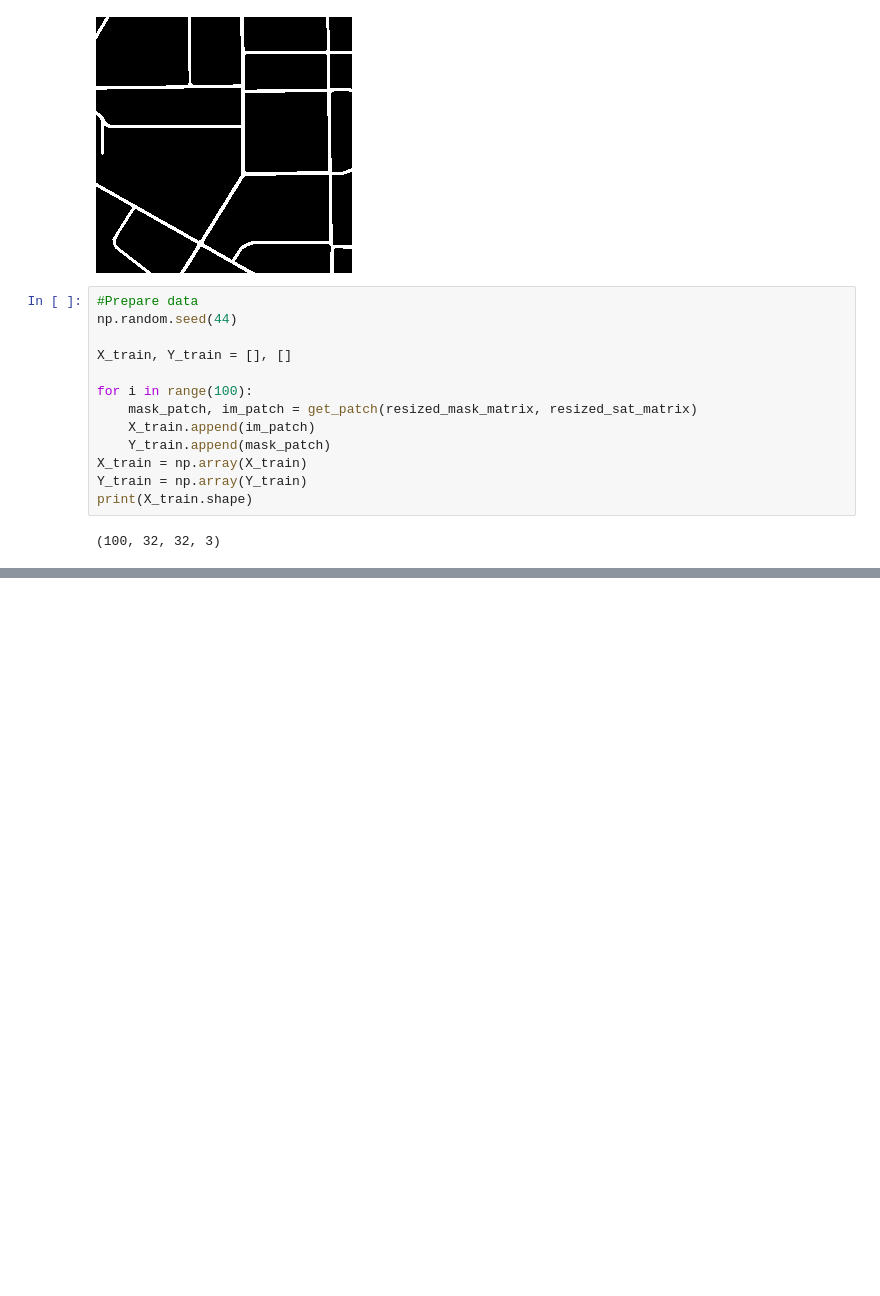
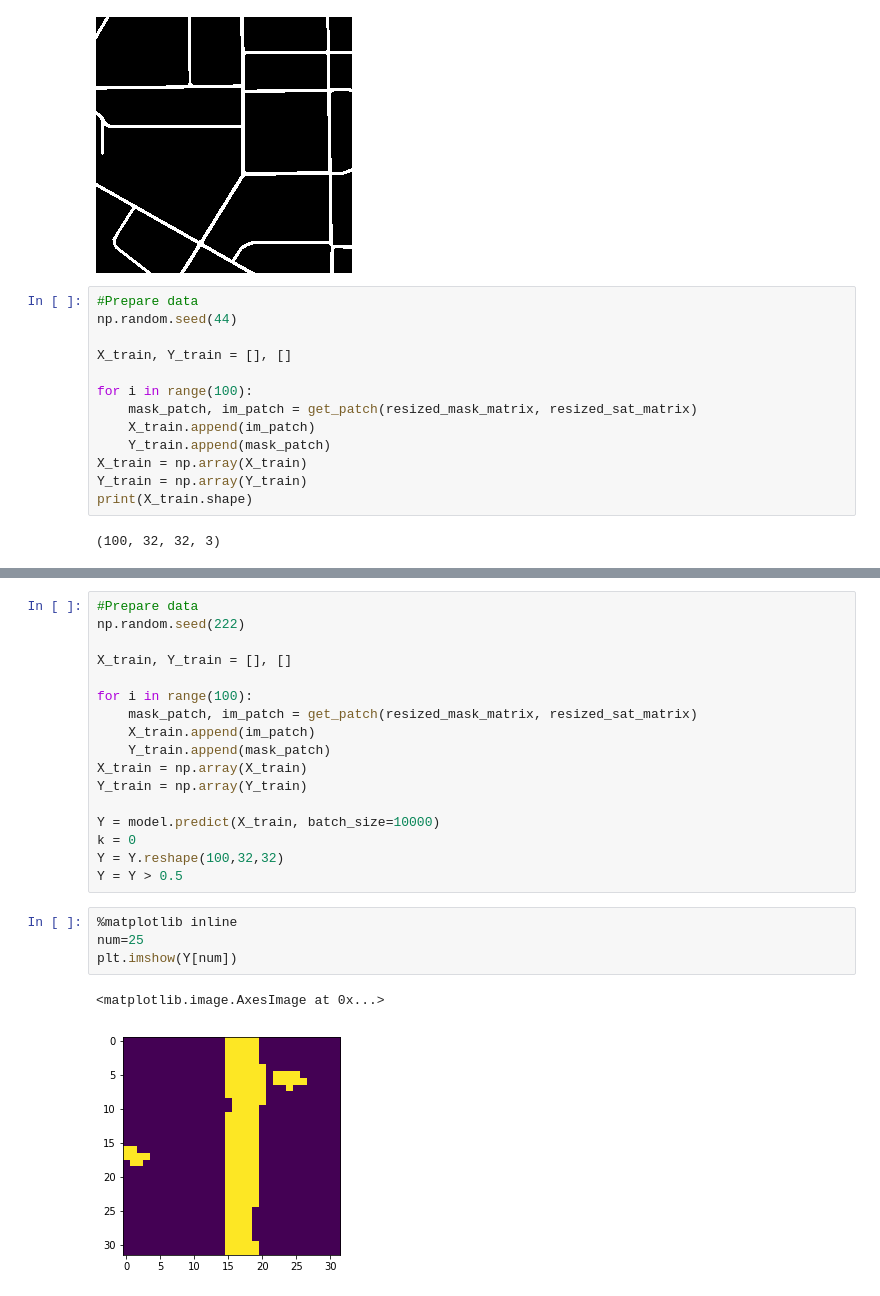
Before and after one commit to MarcBeltran/TFM, a Jupyter notebook: Albert.ipynb, the cells around one changed output, grey strips where cells are left out. Drawn from its saved outputs; the diff is of its cells as text; blank space fills up the shorter version.

```diff
--- a/Albert.ipynb
+++ b/Albert.ipynb
@@ -152,0 +336,24 @@ No matching distribution found for unet
+# %%
+#Prepare data
+np.random.seed(222)
+
+X_train, Y_train = [], []
+
+for i in range(100):
+    mask_patch, im_patch = get_patch(resized_mask_matrix, resized_sat_matrix)
+    X_train.append(im_patch)
+    Y_train.append(mask_patch)
+X_train = np.array(X_train)
+Y_train = np.array(Y_train)
+
+Y = model.predict(X_train, batch_size=10000)
+k = 0
+Y = Y.reshape(100,32,32)
+Y = Y > 0.5
+# %%
+%matplotlib inline
+num=25
+plt.imshow(Y[num])
+# %% [output]
+<matplotlib.image.AxesImage at 0x...>
+[figure, added]
```
Also changed, not shown: parts of 18 cells of this notebook, 1 other file.
